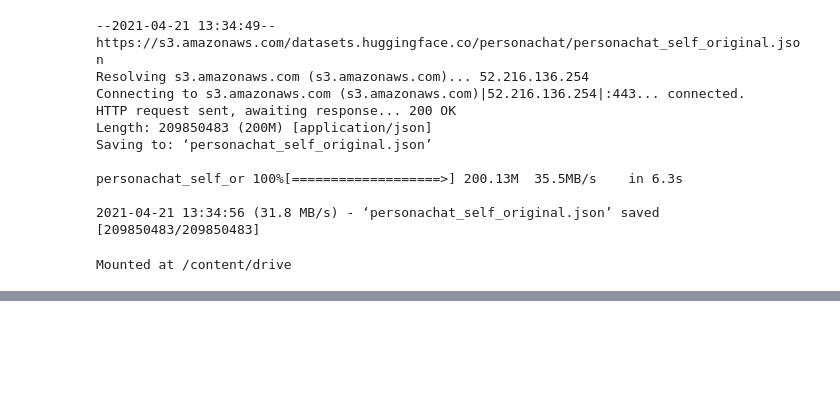
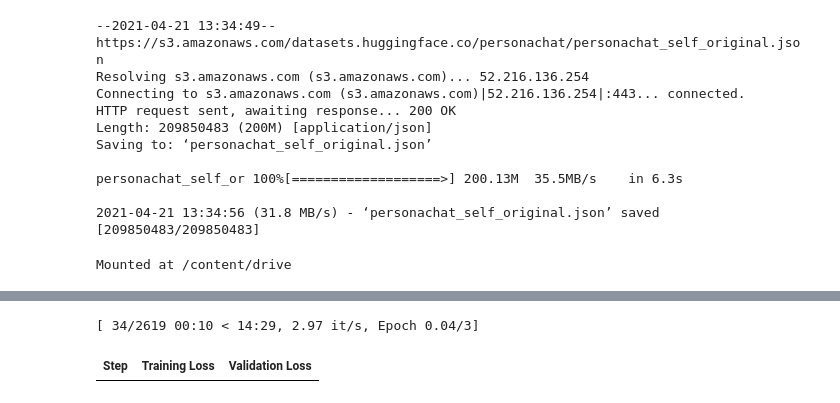
Before and after one commit to meti-94/TextGeneration, a Jupyter notebook: personachat_beta.ipynb, the cells around one changed output, grey strips where cells are left out. Saved outputs shown, nothing was run; the diff lists cells and outputs as text; code cells hidden in the pictures; blank space fills up the shorter version.

Commit message:
customizing training process

```diff
--- a/personachat_beta.ipynb
+++ b/personachat_beta.ipynb
@@ -240,16 +241,3 @@ model.config.no_repeat_ngram_size = 3
 model.config.early_stopping = True
 model.config.length_penalty = 2.0
 model.config.num_beams = 4
-# %%
-class CustomSeq2SeqTrainer(Seq2SeqTrainer):
-    def evaluate(
-        self,
-        eval_dataset: Optional[Dataset] = None,
-        ignore_keys: Optional[List[str]] = None,
-        metric_key_prefix: str = "eval",
-        max_length: Optional[int] = 128,
-        num_beams: Optional[int] = None,
-    ) -> Dict[str, float]:
-        self._max_length = max_length
-        self._num_beams = num_beams
-        return super().evaluate(eval_dataset, ignore_keys=ignore_keys, metric_key_prefix=metric_key_prefix)
@@ -256,28 +276,26 @@ class CustomSeq2SeqTrainer(Seq2SeqTrainer):
 # %%
-
+steps = 1000
+batch_size = 64
 training_args = Seq2SeqTrainingArguments(
     output_dir="./models/",
     do_eval=True,
+    do_predict =True,
+
 
     evaluation_strategy="steps",
+    save_strategy = 'steps',
 
-    eval_steps=1000,
-    logging_steps=1000,
-
+    eval_steps=steps,
+    logging_steps=steps,
+    save_steps=steps,
 
     per_device_train_batch_size=batch_size,
     per_device_eval_batch_size=batch_size,
-
     predict_with_generate=True,
+    fp16=True,
 
 
-    fp16=True,
-
-    save_strategy = 'steps',
-    save_steps=1000,
     save_total_limit = 2,
-
-#     eval_max_length=128
 )
 
 # instantiate trainer
@@ -291,6 +309,12 @@ trainer = CustomSeq2SeqTrainer(
     compute_metrics=compute_metrics,
     train_dataset=train_dataset,
     eval_dataset=valid_dataset,
+#     test_dataset=test_dataset,
     tokenizer=tokenizer,
 #     max_length = 128
 )
+# %%
+trainer.train()
+# %% [output]
+[ 34/2619 00:10 < 14:29, 2.97 it/s, Epoch 0.04/3]
+| Step | Training Loss | Validation Loss |
```
Also changed, not shown: parts of 10 cells of this notebook, 1 other file.
